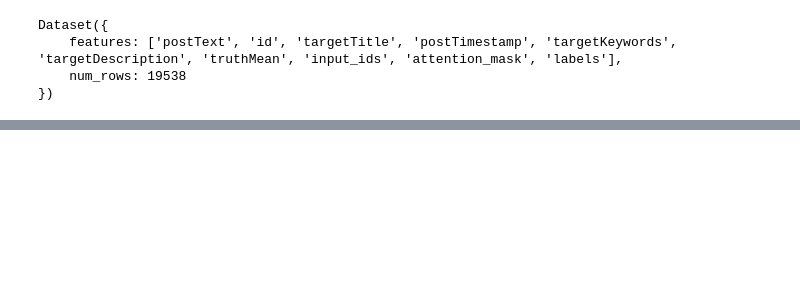
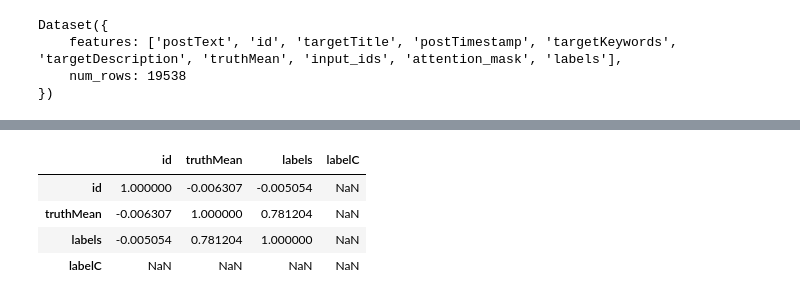
Before and after one commit to caush/Clickbait, a Jupyter notebook: Transfert.ipynb, the cells around one changed output, grey strips where cells are left out. Cells and saved outputs as stored; diff of their text form; code cells hidden in the pictures; blank space fills up the shorter version.

```diff
--- a/Transfert.ipynb
+++ b/Transfert.ipynb
@@ -218,0 +311,3 @@ TrainOutput(global_step=650, training_loss=1.1263484778771033, metrics={'train_r
+# %%
+model.to(torch.device("cuda:0"))
+predictions = trainer.predict(tokenized_curated4[overfitting])
@@ -218,0 +367,8 @@ TrainOutput(global_step=650, training_loss=1.1263484778771033, metrics={'train_r
+# %%
+tct.corr()
+# %% [output]
+|  | id | truthMean | labels | labelC |
+| id | 1.000000 | -0.006307 | -0.005054 | NaN |
+| truthMean | -0.006307 | 1.000000 | 0.781204 | NaN |
+| labels | -0.005054 | 0.781204 | 1.000000 | NaN |
+| labelC | NaN | NaN | NaN | NaN |
```
Also changed, not shown: parts of 27 cells of this notebook.
